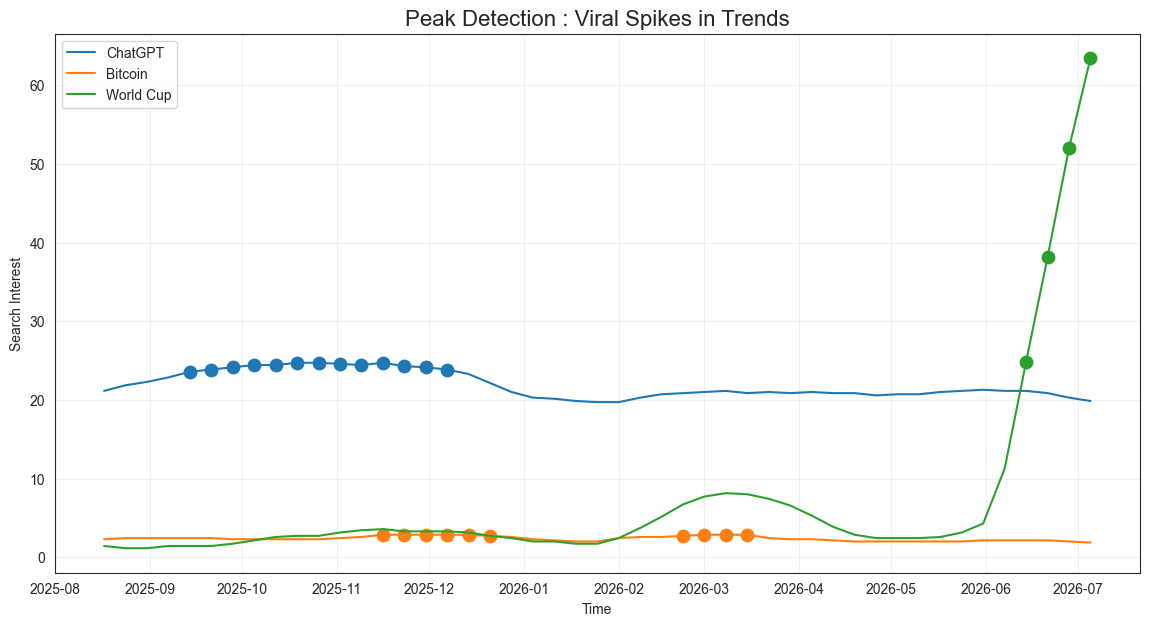
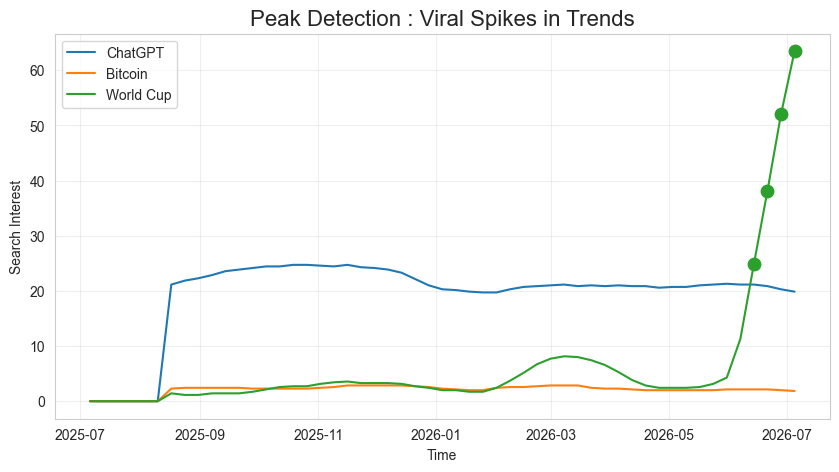
The change to this notebook cell's code, shown as a diff; its figure went from the first image to the second:
--- before
+++ after
@@ -1,5 +1,5 @@
 import matplotlib.pyplot as plt
 
-plt.figure(figsize = (14,7))
+plt.figure(figsize = (10,5))
 
 for col in data_smooth.columns:

Commit: third commit